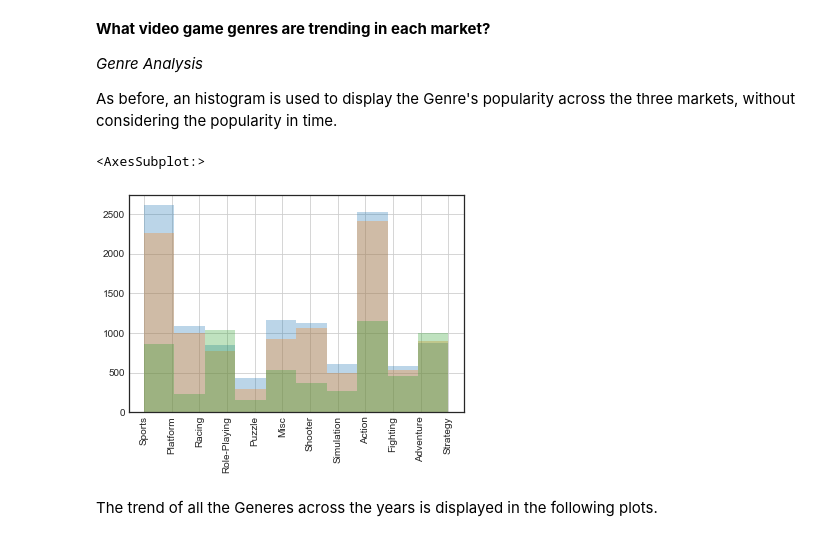
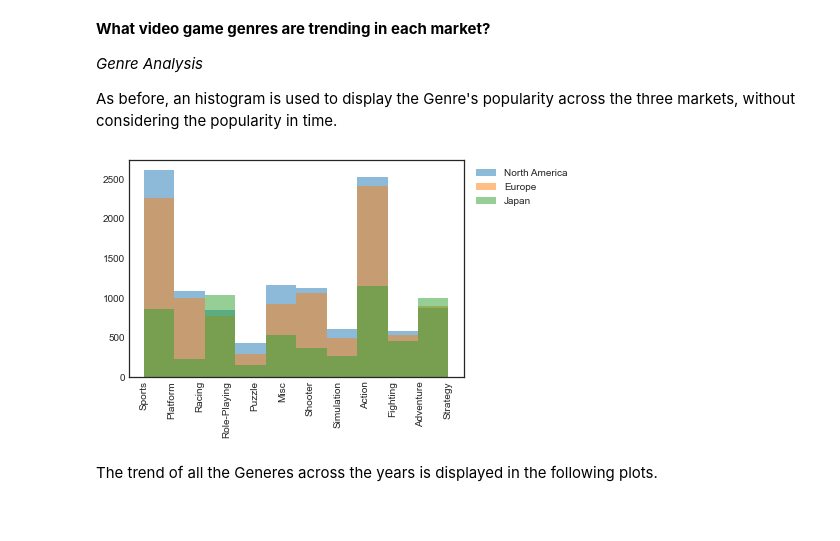
Before and after one commit to chiaracapuano/vgsales, a Jupyter notebook: Capuano_Chiara_vgsales.ipynb, the cells around one changed output. Cells and saved outputs as stored; diff of their text form; code cells hidden in the pictures.

```diff
--- a/Capuano_Chiara_vgsales.ipynb
+++ b/Capuano_Chiara_vgsales.ipynb
@@ -207,13 +211,15 @@ plot_trends(JP, 'Publisher', 'Year', lst = lst_publisher)
 
 As before, an histogram is used to display the Genre's popularity across the three markets, without considering
 the popularity in time.
-# %%
-vgsales_NA['Genre'].hist(xrot = 90, alpha = 0.3)
-vgsales_EU['Genre'].hist(xrot = 90, alpha = 0.3)
-vgsales_JP['Genre'].hist(xrot = 90, alpha = 0.3)
-# %% [output]
-<AxesSubplot:>
-[figure, removed]
+# %%
+plt.hist(vgsales_NA['Genre'], alpha=0.5, label="North America")
+plt.hist(vgsales_EU['Genre'], alpha=0.5, label="Europe")
+plt.hist(vgsales_JP['Genre'], alpha=0.5, label="Japan")
+plt.legend(bbox_to_anchor=(1.01, 1), loc='upper left')
+plt.xticks(rotation='vertical')
+plt.show()
+# %% [output]
+[figure, added]
 # %% [markdown]
 The trend of all the Generes across the years is displayed in the following plots.
 # %%
```
Also changed, not shown: parts of 3 cells of this notebook.
